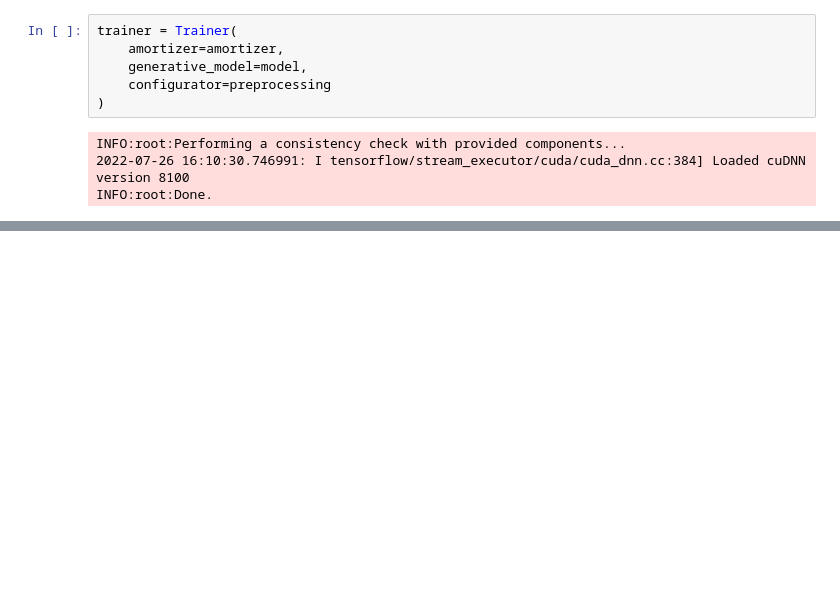
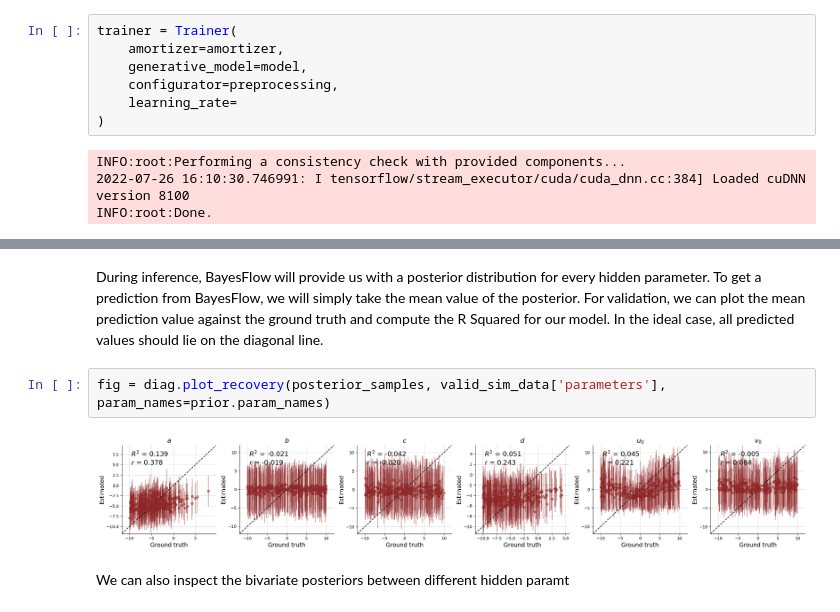
Before and after one commit to stefanradev93/BayesFlow, a Jupyter notebook: docs/source/tutorial_notebooks/Linear ODE system.ipynb, the cells around one changed output, grey strips where cells are left out. Cells and saved outputs as stored; diff of their text form; blank space fills up the shorter version.

Commit message:
True vs. Estimated plot

```diff
--- a/docs/source/tutorial_notebooks/Linear ODE system.ipynb
+++ b/docs/source/tutorial_notebooks/Linear ODE system.ipynb
@@ -269,7 +269,8 @@ To train our BayesFlow amortizer, we first have to define a Trainer instance:
 trainer = Trainer(
     amortizer=amortizer,
     generative_model=model,
-    configurator=preprocessing
+    configurator=preprocessing,
+    learning_rate=
 )
 # %% [output]
 INFO:root:Performing a consistency check with provided components...
@@ -328,0 +330,8 @@ fig = diag.plot_sbc_ecdf(posterior_samples, valid_sim_data['parameters'])
+# %% [markdown]
+During inference, BayesFlow will provide us with a posterior distribution for every hidden parameter. To get a prediction from BayesFlow, we will simply take the mean value of the posterior. For validation, we can plot the mean prediction value against the ground truth and compute the R Squared for our model. In the ideal case, all predicted values should lie on the diagonal line.
+# %%
+fig = diag.plot_recovery(posterior_samples, valid_sim_data['parameters'], param_names=prior.param_names)
+# %% [output]
+[figure, added]
+# %% [markdown]
+We can also inspect the bivariate posteriors between different hidden paramt
```
Also changed, not shown: parts of 24 cells of this notebook.
